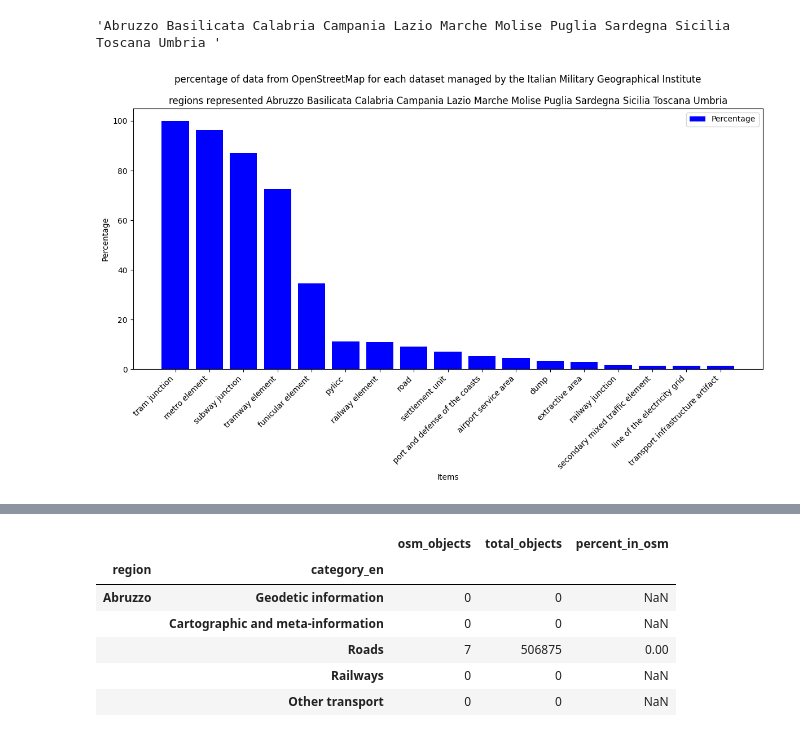
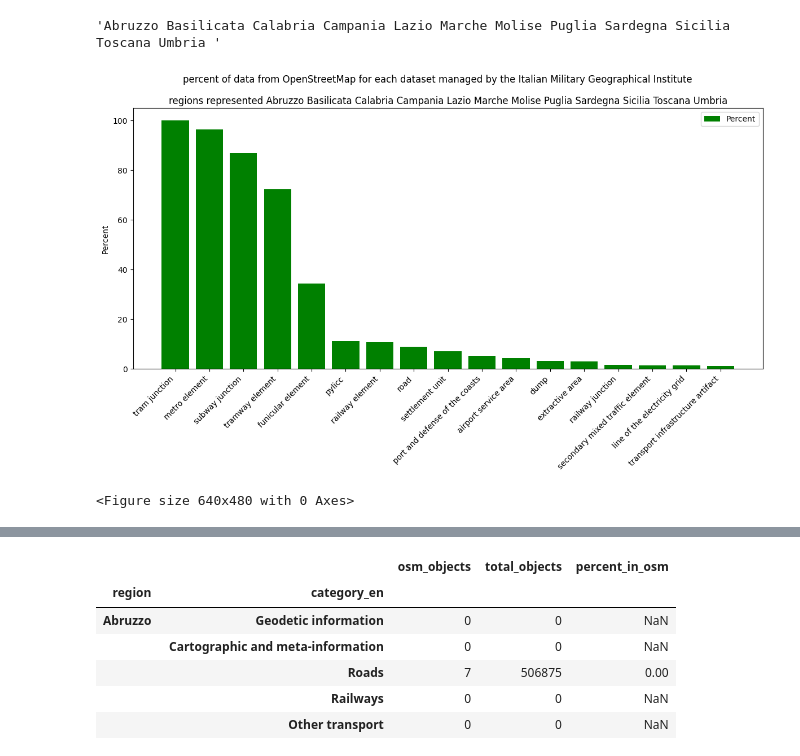
Before and after one commit to napo/dbsnosmcompare, a Jupyter notebook: analysis_osm_presence_igm_declaration.ipynb, the cells around one changed output, grey strips where cells are left out. Saved outputs shown, nothing was run; the diff lists cells and outputs as text; code cells hidden in the pictures.

```diff
--- a/analysis_osm_presence_igm_declaration.ipynb
+++ b/analysis_osm_presence_igm_declaration.ipynb
@@ -69,17 +69,20 @@ data_italy_with_osm = data_italy_with_osm.sort_values(by='percentage', ascending
 # %%
 monitor_width = int(get_monitors()[0].width)
 fig, ax = plt.subplots(figsize=(monitor_width/100, 6))
-plt.bar(data_italy_with_osm['name_en'], data_italy_with_osm['percentage'], color='b', label='Percentage')
+plt.bar(data_italy_with_osm['name_en'], data_italy_with_osm['percentage'], color='g', label='Percent')
 #plt.bar(data_italy_with_osm['name_en'], data_italy_with_osm['missing'], bottom=data_italy_with_osm['percentage'], color='g', label='Missing')
-plt.xlabel('Items')
-plt.ylabel('Percentage')
+#plt.xlabel('Items')
+plt.ylabel('Percent')
+ax.set_xticks(range(len(data_italy_with_osm)))
 ax.set_xticklabels(data_italy_with_osm['name_en'], rotation=45, ha='right')
 plt.legend()
-plt.suptitle("percentage of data from OpenStreetMap for each dataset managed by the Italian Military Geographical Institute")
+plt.suptitle("percent of data from OpenStreetMap for each dataset managed by the Italian Military Geographical Institute")
 plt.title("regions represented " + regions_label.rstrip())
 plt.show()
+plt.savefig('image/percent_osm_dataset_igm.jpg', dpi=300)
 # %% [output]
-[figure, old version]
+[figure, new version]
+<Figure size 640x480 with 0 Axes>
 # %%
 data_regione_with_osm_data = data_region[data_region.osm_objects > 0]
 data_regione_with_osm_data['percentage'] = round(data_regione_with_osm_data['osm_objects'] / data_regione_with_osm_data['total_objects'] * 100,3)
```
Also changed, not shown: parts of 4 cells of this notebook, 2 other files.
